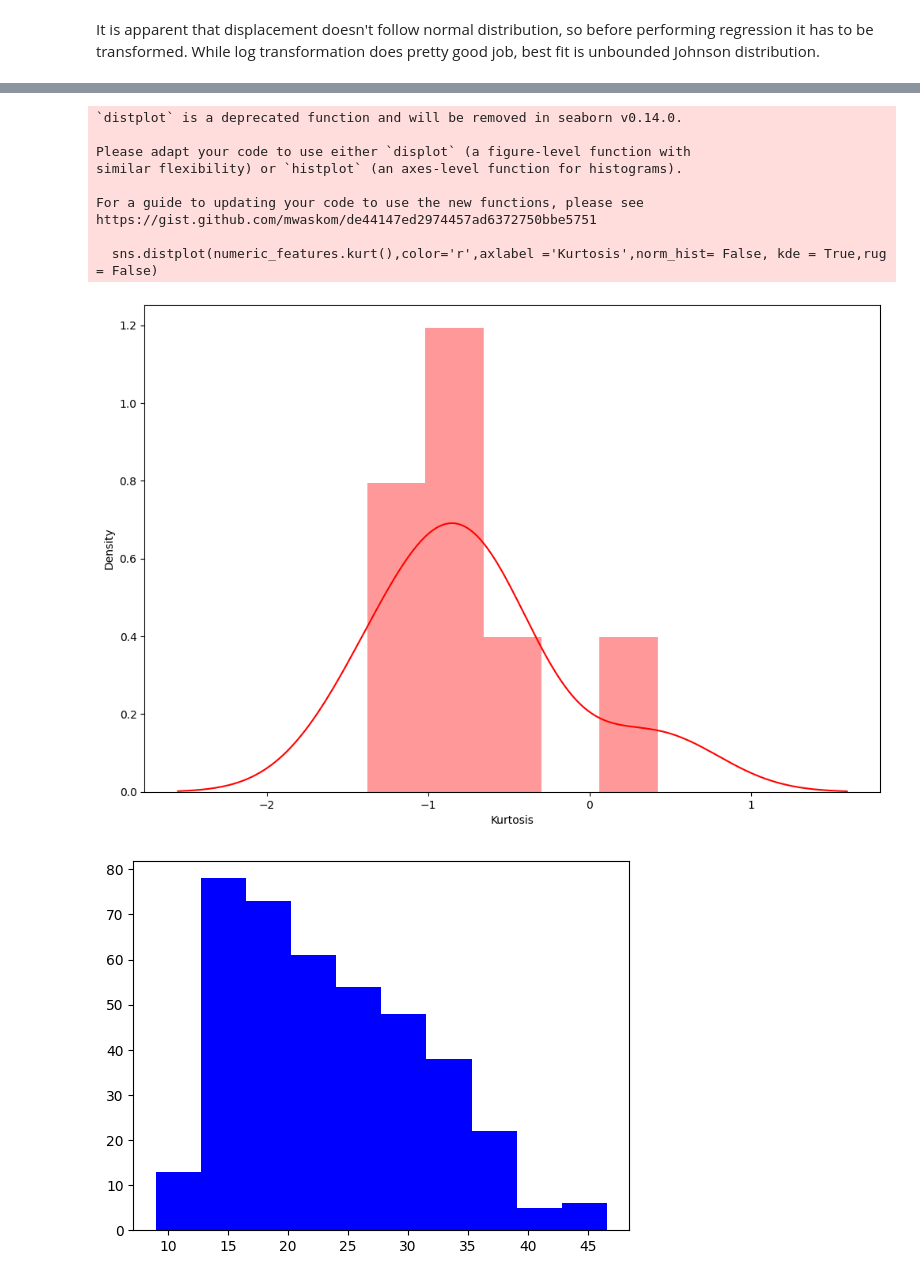
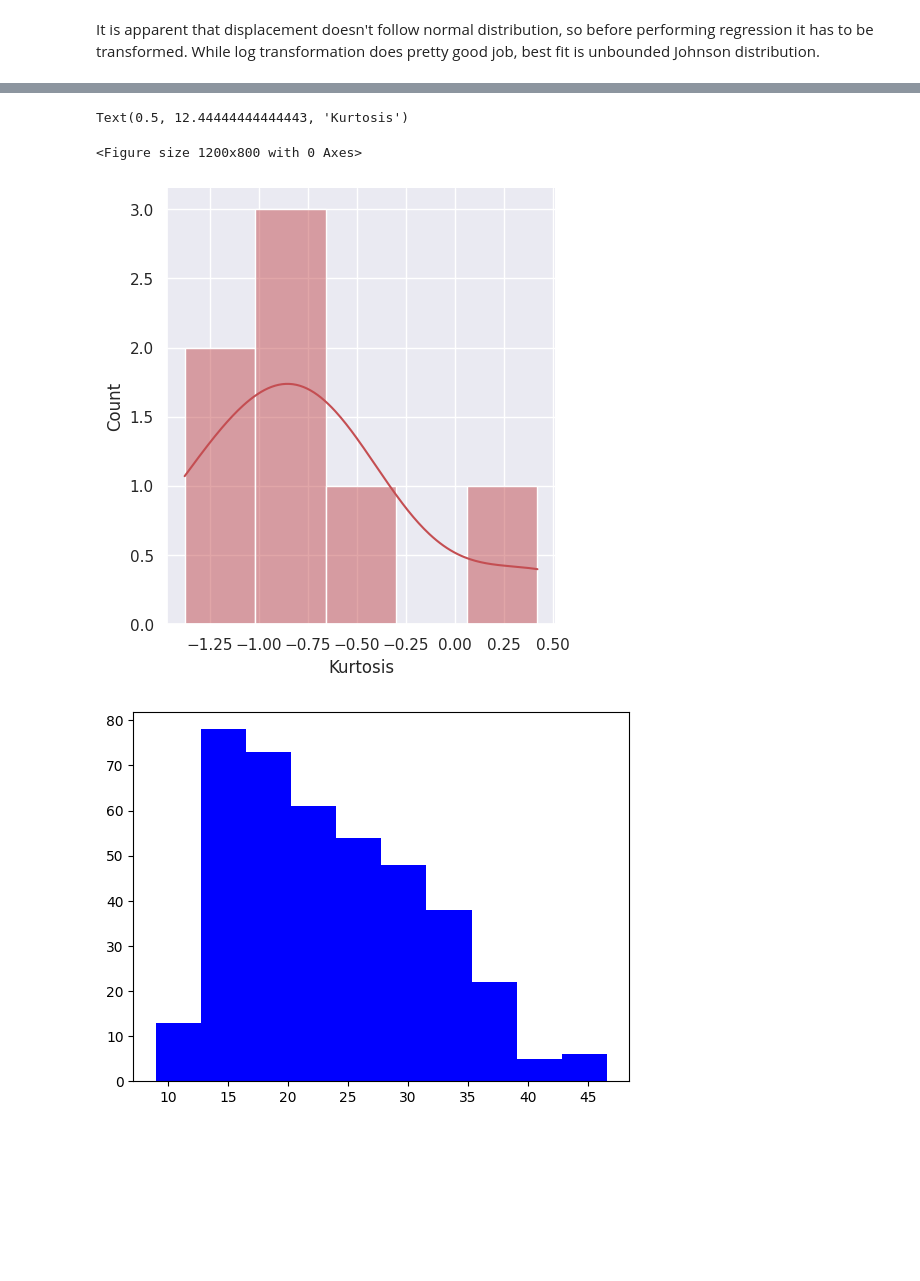
Before and after one commit to mariaingold/EDA_AutoMPG, a Jupyter notebook: 2_AutoMPG_EDA.ipynb, the cells around one changed output, grey strips where cells are left out. Cells and saved outputs as stored; diff of their text form; code cells hidden in the pictures; blank space fills up the shorter version.

```diff
--- a/2_AutoMPG_EDA.ipynb
+++ b/2_AutoMPG_EDA.ipynb
@@ -277,19 +273,11 @@ https://gist.github.com/mwaskom/de44147ed2974457ad6372750bbe5751
 # %%
 plt.figure(figsize = (12,8))
-sns.distplot(numeric_features.kurt(),color='r',axlabel ='Kurtosis',norm_hist= False, kde = True,rug = False)
-#plt.hist(train.kurt(),orientation = 'vertical',histtype = 'bar',label ='Kurtosis', color ='blue')
-plt.show()
+sns.displot(numeric_features.kurt(),color='r', kde = True,rug = False)
+plt.xlabel('Kurtosis')
 # %% [output]
-`distplot` is a deprecated function and will be removed in seaborn v0.14.0.
-
-Please adapt your code to use either `displot` (a figure-level function with
-similar flexibility) or `histplot` (an axes-level function for histograms).
-
-For a guide to updating your code to use the new functions, please see
-https://gist.github.com/mwaskom/de44147ed2974457ad6372750bbe5751
-
-  sns.distplot(numeric_features.kurt(),color='r',axlabel ='Kurtosis',norm_hist= False, kde = True,rug = False)
+Text(0.5, 12.44444444444443, 'Kurtosis')
+<Figure size 1200x800 with 0 Axes>
-[figure, old version]
+[figure, new version]
 # %%
 plt.hist(numeric_features['mpg'],orientation = 'vertical',histtype = 'bar', color ='blue')
 plt.show()
```
Also changed, not shown: parts of 18 cells of this notebook.
